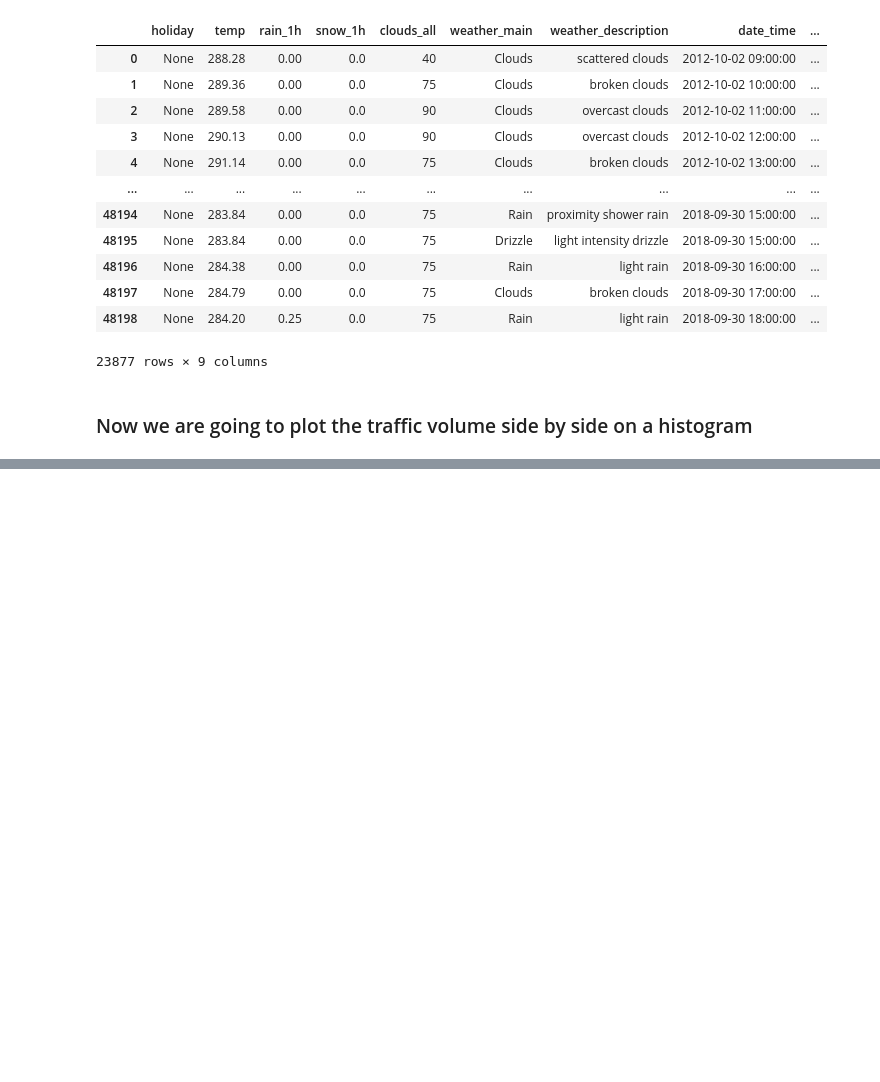
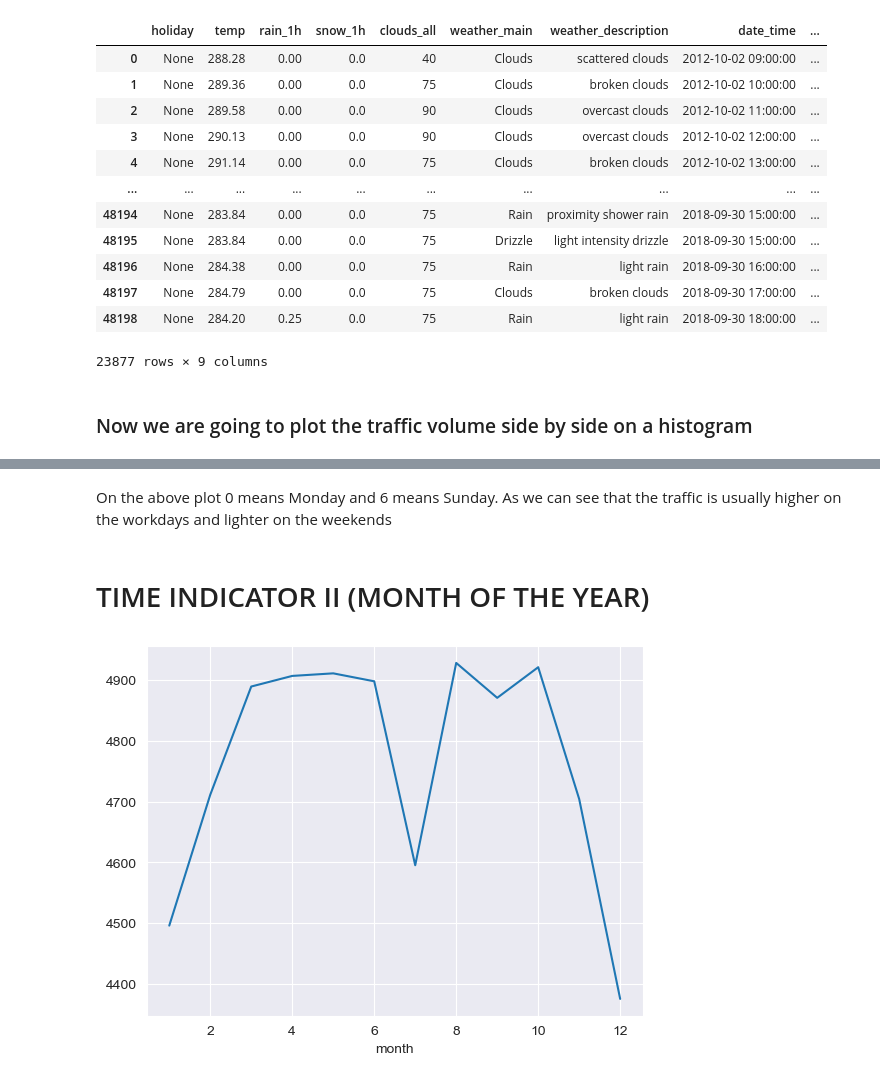
Before and after one commit to Vivek1325/Heavy-Traffic-Indicators-on-I-94, a Jupyter notebook: traffic analysis.ipynb, the cells around one changed output, grey strips where cells are left out. Cells and saved outputs as stored; diff of their text form; code cells hidden in the pictures; blank space fills up the shorter version.

```diff
--- a/traffic analysis.ipynb
+++ b/traffic analysis.ipynb
@@ -154,0 +205,11 @@ plt.show()
+# %% [markdown]
+On the above plot 0 means Monday and  6 means Sunday. As we can see that the traffic is usually higher on the workdays and lighter on the weekends
+# %% [markdown]
+# TIME INDICATOR II (MONTH OF THE YEAR)
+# %%
+daytime['month'] = daytime['date_time'].dt.month
+by_month =  daytime.groupby('month').mean()
+by_month['traffic_volume'].plot.line()
+plt.show()
+# %% [output]
+[figure, added]
```
Also changed, not shown: parts of 33 cells of this notebook.
